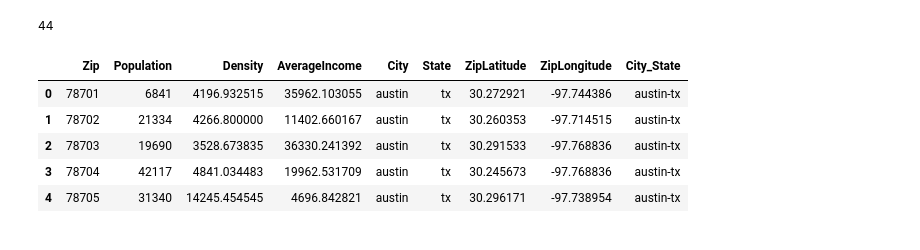
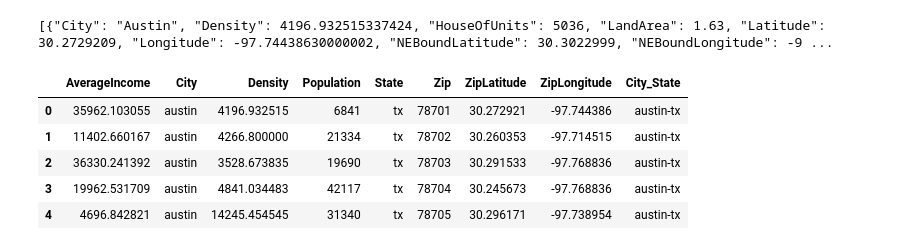
Before and after one commit to MadeleineC/TheYummyDataApp, a Jupyter notebook: getDatafromPythonZip.ipynb, the cells around one changed output. Cells and saved outputs as stored; diff of their text form; code cells hidden in the pictures.

```diff
--- a/getDatafromPythonZip.ipynb
+++ b/getDatafromPythonZip.ipynb
@@ -39,8 +5,27 @@ array([78741, 78746, 78704, 78752, 78753, 78759, 78745, 78701, 78731,
+# %%
+# Get a list of the output files from the API search
+file_list = []
+os.chdir("output_yummy")
+for file in glob.glob("*.csv"):
+    file_list.append(file)
+#     print(file_list)
+# %%
+def getCityAndState(file_list):
+    zip_code_list = []
+    for file in file_list:
+        filename = file.split("_")
+        city = filename[4].lower()
+        end = filename[5].split(".")
+        state = end[0].lower()
+
+        search = ZipcodeSearchEngine()
+        new_zips = search.by_city_and_state(city, state, returns=44000) #Default return seems to be 5, so just put a huge number here so it returns all
+        zip_code_list = zip_code_list + new_zips
+    print(zip_code_list)
+    return zip_code_list
 # %%
-# create function to loop through zip code list and return data from us zip python package
-def searchZip(zips):
-    search = ZipcodeSearchEngine()
-#     print(search.by_zipcode(94070))
+# Create function to get zip codes from a city/state and loop through zip code list to return data from us zip python package
+def searchZip(zip_code_list):
     zipcodes=[]
     cities = []
     states = []
@@ -49,12 +34,8 @@ def searchZip(zips):
     densities=[]
     populations=[]
     avg_incomes = []
-#     for zip in zips:
-    zipcode = search.by_city_and_state(city, state, returns=44000) #Default return seems to be 5, so just put a huge number here so it returns all
-    print(len(zipcode))
-    type(zipcode)
-#     print(zipcode)
-    for zip in zipcode:
+
+    for zip in zip_code_list:
         zipcodes.append(zip.Zipcode)
         cities.append(zip.City.lower())
         states.append(zip.State.lower())
@@ -98,15 +56,16 @@ zip_dict
+# %%
+zip_code_list = getCityAndState(file_list)
+zip_dict = searchZip(zip_code_list)
+# %% [output]
+[{"City": "Austin", "Density": 4196.932515337424, "HouseOfUnits": 5036, "LandArea": 1.63, "Latitude": 30.2729209, "Longitude": -97.74438630000002, "NEBoundLatitude": 30.3022999, "NEBoundLongitude": -9 ...
 # %%
-# Create Dataframe with Zips Demographic Data
-zip_dict = searchZip(zips)
 zipDemo_df = pd.DataFrame(zip_dict)
-zipDemo_df = zipDemo_df[["Zip", "Population", "Density", "AverageIncome", "City", "State", "ZipLatitude", "ZipLongitude"]]
 zipDemo_df["City_State"] = zipDemo_df["City"] + "-" + zipDemo_df["State"]
 zipDemo_df.head()
 # %% [output]
-44
-|  | Zip | Population | Density | AverageIncome | City | State | ZipLatitude | ZipLongitude | City_State |
-| 0 | 78701 | 6841 | 4196.932515 | 35962.103055 | austin | tx | 30.272921 | -97.744386 | austin-tx |
-| 1 | 78702 | 21334 | 4266.800000 | 11402.660167 | austin | tx | 30.260353 | -97.714515 | austin-tx |
-| 2 | 78703 | 19690 | 3528.673835 | 36330.241392 | austin | tx | 30.291533 | -97.768836 | austin-tx |
-| 3 | 78704 | 42117 | 4841.034483 | 19962.531709 | austin | tx | 30.245673 | -97.768836 | austin-tx |
-| 4 | 78705 | 31340 | 14245.454545 | 4696.842821 | austin | tx | 30.296171 | -97.738954 | austin-tx |
+|  | AverageIncome | City | Density | Population | State | Zip | ZipLatitude | ZipLongitude | City_State |
+| 0 | 35962.103055 | austin | 4196.932515 | 6841 | tx | 78701 | 30.272921 | -97.744386 | austin-tx |
+| 1 | 11402.660167 | austin | 4266.800000 | 21334 | tx | 78702 | 30.260353 | -97.714515 | austin-tx |
+| 2 | 36330.241392 | austin | 3528.673835 | 19690 | tx | 78703 | 30.291533 | -97.768836 | austin-tx |
+| 3 | 19962.531709 | austin | 4841.034483 | 42117 | tx | 78704 | 30.245673 | -97.768836 | austin-tx |
+| 4 | 4696.842821 | austin | 14245.454545 | 31340 | tx | 78705 | 30.296171 | -97.738954 | austin-tx |
```
Also changed, not shown: parts of 8 cells of this notebook, 2 other files.
